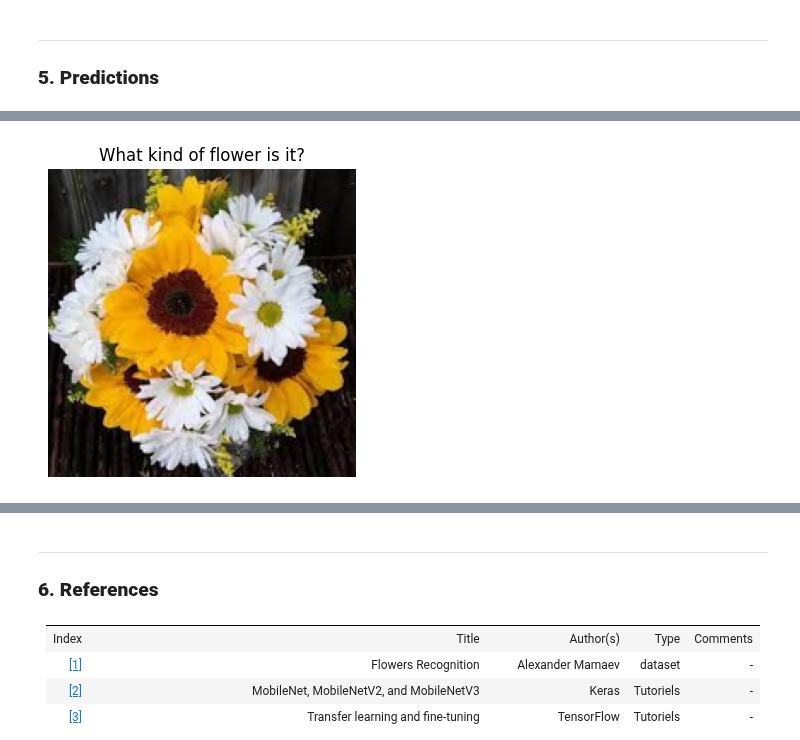
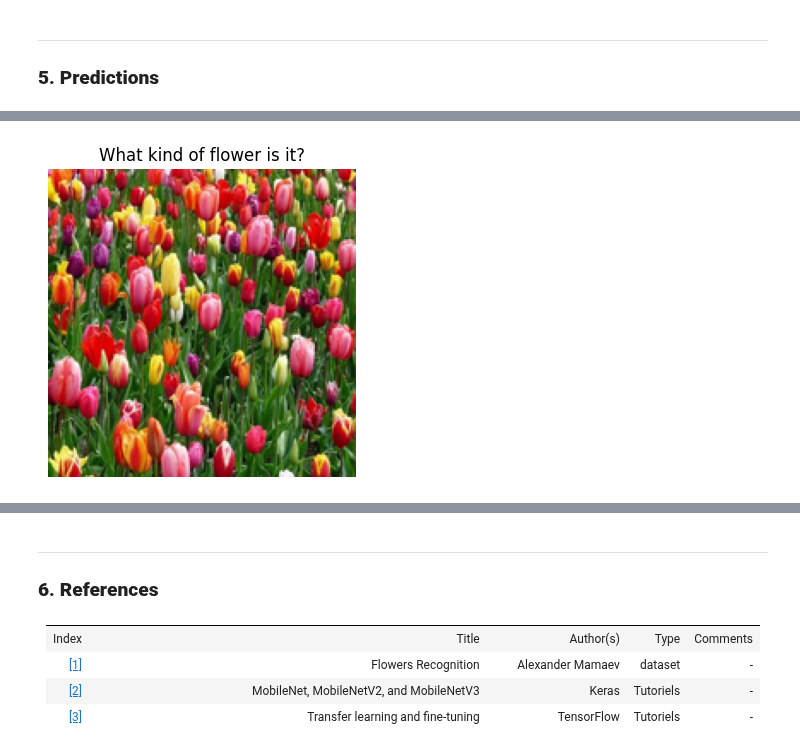
Before and after one commit to Benjamin-morel/TensorFlow, a Jupyter notebook: 05_transfert_learning.ipynb, the cells around one changed output, grey strips where cells are left out. Drawn from its saved outputs; the diff is of its cells as text; code cells hidden in the pictures.

```diff
--- a/05_transfert_learning.ipynb
+++ b/05_transfert_learning.ipynb
@@ -150,0 +145,7 @@ Using 734 files for validation.
+# %%
+dataset_url = "https://storage.googleapis.com/download.tensorflow.org/example_images/flower_photos.tgz"
+
+batch_size, img_height, img_width = 32, 180, 180
+validation_split = 0.2 # first split used to create the final validation set and test set
+
+train_ds, val_ds, class_names = get_data(dataset_url, batch_size, img_height, img_width, validation_split)
@@ -344,12 +370,12 @@ Resolving deltas: 100% (276/276), done.
 # %%
-img = bouquet
+img = tulip
 img = Image.fromarray(array(img))
 resized_img = img.resize((img_height, img_width))
 plt.figure(figsize=(4, 4))
 plt.imshow(resized_img), plt.title("What kind of flower is it?"), plt.axis("off")
 plt.show()
 # %% [output]
-[figure, old version]
+[figure, new version]
 # %%
 resized_img_array = expand_dims(array(resized_img), 0)
 predictions = model.predict(resized_img_array)
```
Also changed, not shown: parts of 23 cells of this notebook.
